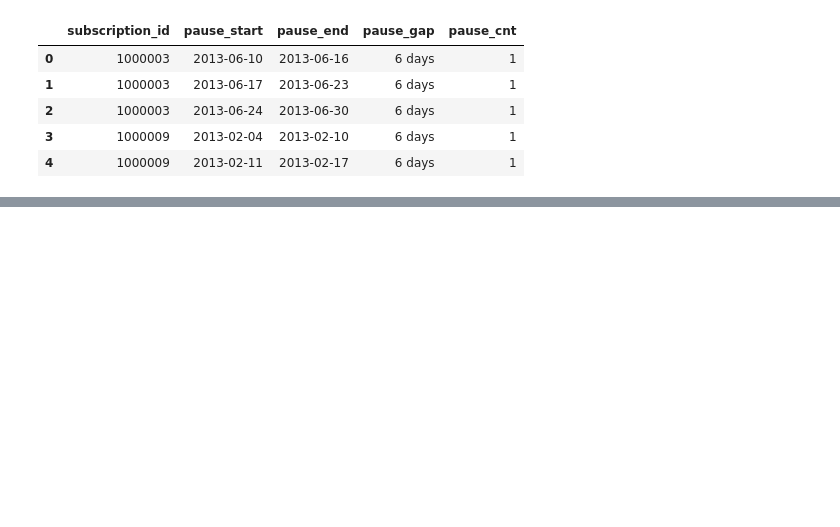
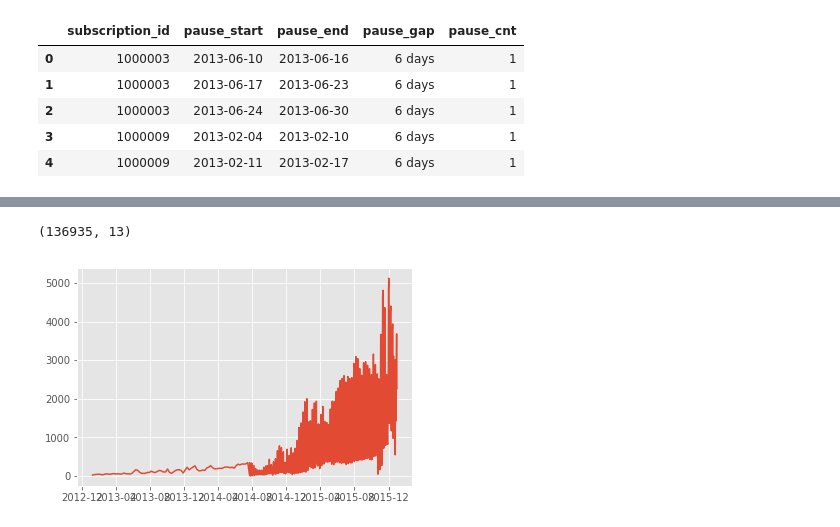
Before and after one commit to puneetjindal/r_python, a Jupyter notebook: meal_delivery/meal_delivery_eda.ipynb, the cells around one changed output, grey strips where cells are left out. Saved outputs shown, nothing was run; the diff lists cells and outputs as text; code cells hidden in the pictures; blank space fills up the shorter version.

```diff
--- a/meal_delivery/meal_delivery_eda.ipynb
+++ b/meal_delivery/meal_delivery_eda.ipynb
@@ -174,0 +216,77 @@ final_merge.head()
+# %%
+import pandas as pd
+from joblib import Parallel, delayed
+import multiprocessing
+
+#Lets take today date = '2016-01-01'
+today = datetime.today().replace(day = 1, month=1, year = 2016,hour=0,minute=0,second=0,microsecond=0)
+print final_merge.loc[final_merge.max_del_date < today].shape
+sub = pd.read_csv('/Users/puneetjindal/Downloads/data_science_test/boxes.csv', encoding='utf-8', index_col=0)
+sub['delivered_at'] = pd.to_datetime(sub['delivered_at'])
+sub = sub.loc[sub.delivered_at<today]
+del_cnt = sub[['delivered_at','box_id']].groupby('delivered_at').agg('count')
+del_cnt.index =pd.to_datetime(del_cnt.index)
+plt.plot(del_cnt)
+plt.show()
+last_purchase_dist = sub[['subscription_id','delivered_at','count_boxes']].groupby(['subscription_id']).agg({'delivered_at':[np.min,np.max],'count_boxes':np.max})
+last_purchase_dist.head()
+last_purchase_dist['purchase_gap_maxmin'] = last_purchase_dist['delivered_at']['amax'] - last_purchase_dist['delivered_at']['amin']
+last_purchase_dist[last_purchase_dist['purchase_gap_maxmin'] == '0 days'].head()
+last_purchase_dist['time_since_last_purchase']=last_purchase_dist['delivered_at']['amax'].apply(lambda x: today - x)
+last_purchase_dist.head()
+# so we have approx 65% customers as repeat customers
+
+def tmpFunc(df):
+    return (df['subscription_id'].iloc[0],df['delivered_at'].nlargest(2).min())
+
+def applyParallel(dfGrouped, func):
+    retLst = Parallel(n_jobs=multiprocessing.cpu_count()-1)(delayed(func)(group) for name, group in dfGrouped)
+    return pd.DataFrame(retLst,columns=['subscription_id','2nd_last_transaction_date'])
+
+grouped = sub[['subscription_id','delivered_at']].groupby('subscription_id')
+df_temp = applyParallel(grouped, tmpFunc)
+df_temp.set_index('subscription_id',inplace=True)
+train_merge = pd.merge(last_purchase_dist,df_temp,how='inner',left_index=True,right_index=True)
+train_merge.head(2)
+cancels = pd.read_csv('/Users/puneetjindal/Downloads/data_science_test/cancels.csv',encoding='utf-8')
+cancels.set_index('subscription_id', inplace=True)
+cancels['canceled_at'] = pd.to_datetime(cancels['canceled_at'])
+cancels = cancels.loc[cancels.canceled_at<today]
+cancels['cancelled'] = pd.Series(1, index=cancels.index)
+train_merge = pd.merge(train_merge,cancels,how='left',left_index=True,right_index=True)
+pauses = pd.read_csv('/Users/puneetjindal/Downloads/data_science_test/pauses.csv',encoding='utf-8')
+pauses['pause_start'] = pd.to_datetime(pauses['pause_start'])
+pauses['pause_end'] = pd.to_datetime(pauses['pause_end'])
+pauses = pauses.loc[(pauses.pause_start<today) | (pauses.pause_end<today)]
+pauses['pause_gap'] = pauses['pause_end'] - pauses['pause_start']
+pauses['pause_cnt'] = pd.Series(1, index=pauses.index)
+pauses = pauses[pauses['pause_gap']!='-360 days']
+pauses.head()
+pauses_woseasonality = pauses.groupby('subscription_id').agg({'pause_cnt':'sum'})
+train_merge = pd.merge(train_merge,pauses_woseasonality,how='left',left_index=True,right_index=True)
+errors = pd.read_csv('/Users/puneetjindal/Downloads/data_science_test/errors.csv',encoding='utf-8')
+errors['created_at'] = pd.to_datetime(errors['created_at'])
+errors = errors.loc[errors.created_at<today]
+errors['error_cnt'] = pd.Series(1, index=errors.index)
+errors_woseasonality = errors.groupby('subscription_id').agg({'error_cnt':'sum'})
+train_merge = pd.merge(train_merge,errors_woseasonality,how='left',left_index=True,right_index=True)
+# convert days to integer and rename columns for better understanding
+train_merge.columns = ['box_cnt','min_del_date','max_del_date','time_bw_purchases','time_since_last_purchase',
+                       '2nd_last_transaction_date','delivery_weekday','canceled_at','cancelled','pause_cnt','error_cnt']
+train_merge['time_bw_last2_purchases'] = train_merge['max_del_date'] - train_merge['2nd_last_transaction_date']
+train_merge['time_bw_pur_can'] = train_merge['canceled_at'] - train_merge['min_del_date']
+
+#train_merge.head()
+train_merge['time_bw_purchases'] = train_merge['time_bw_purchases'].dt.days
+train_merge['time_since_last_purchase'] = train_merge['time_since_last_purchase'].dt.days
+train_merge['time_bw_last2_purchases'] = train_merge['time_bw_last2_purchases'].dt.days
+train_merge['time_bw_pur_can'] = train_merge['time_bw_pur_can'].dt.days
+train_merge.loc[train_merge.pause_cnt.isnull(),'pause_cnt'] = 0
+train_merge.loc[train_merge.error_cnt.isnull(),'error_cnt'] = 0
+#train_merge.head()
+train_merge.loc[train_merge.cancelled.isnull(),'cancelled'] = 0
+train_merge["cancelled"] = train_merge["cancelled"].astype('category')
+train_merge.drop(['min_del_date','max_del_date','2nd_last_transaction_date','canceled_at','delivery_weekday'],axis=1,inplace=True)
+# %% [output]
+(136935, 13)
+[figure, added]
```
Also changed, not shown: parts of 33 cells of this notebook.
